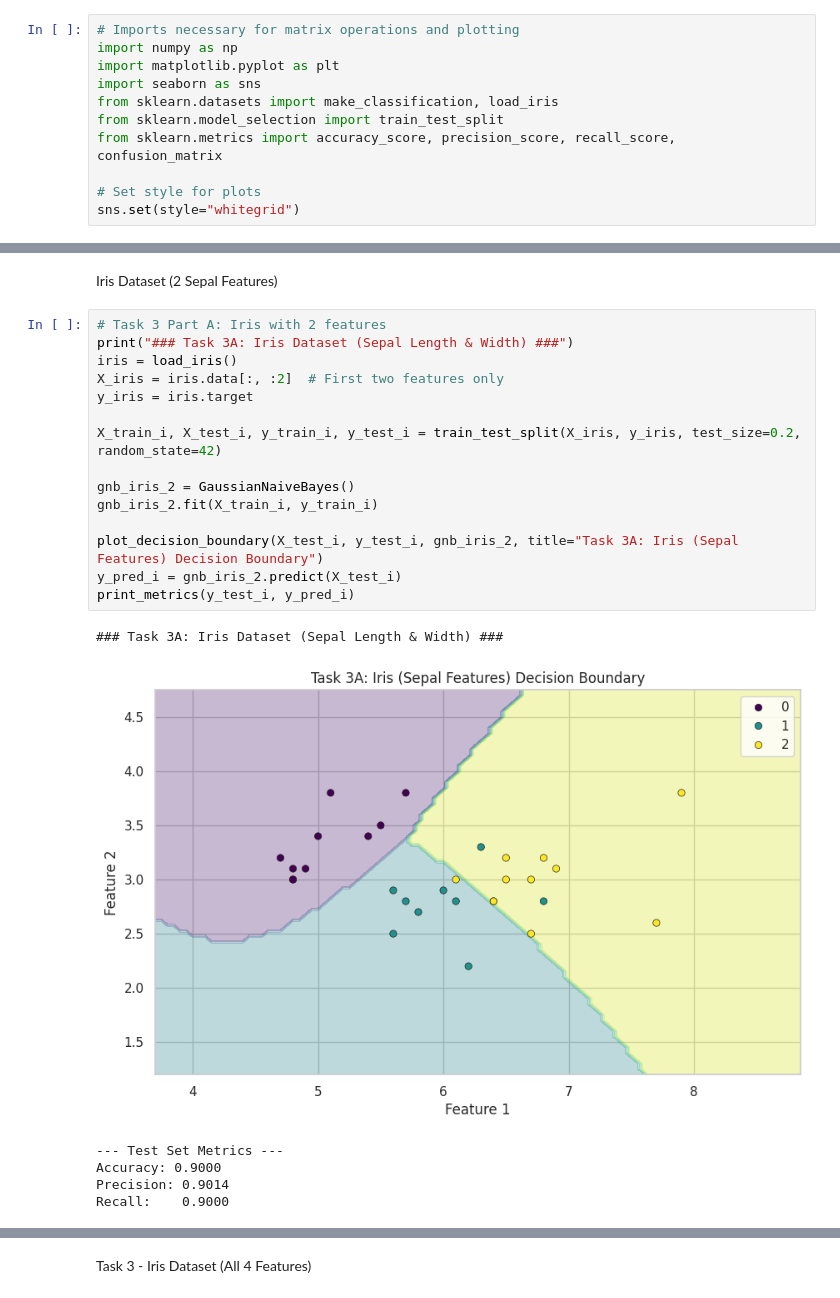
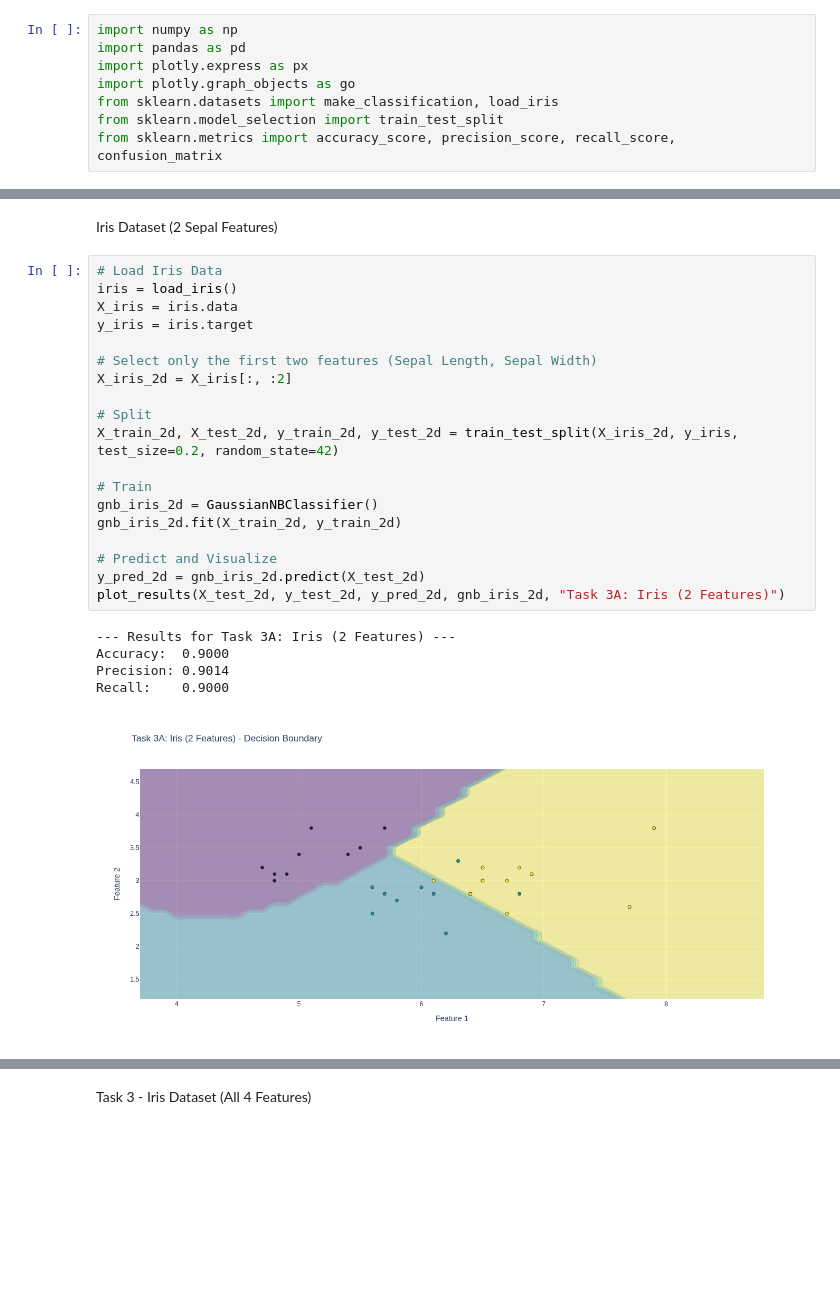
Before and after one commit to valiantlynx/pattern-recognition, a Jupyter notebook: notebooks/03 Assignment 1.ipynb, the cells around one changed output, grey strips where cells are left out. Saved outputs shown, nothing was run; the diff lists cells and outputs as text; blank space fills up the shorter version.

```diff
--- a/notebooks/03 Assignment 1.ipynb
+++ b/notebooks/03 Assignment 1.ipynb
@@ -1,14 +1,11 @@
 # %%
-# Imports necessary for matrix operations and plotting
 import numpy as np
-import matplotlib.pyplot as plt
-import seaborn as sns
+import pandas as pd
+import plotly.express as px
+import plotly.graph_objects as go
 from sklearn.datasets import make_classification, load_iris
 from sklearn.model_selection import train_test_split
 from sklearn.metrics import accuracy_score, precision_score, recall_score, confusion_matrix
-
-# Set style for plots
-sns.set(style="whitegrid")
 # %% [markdown]
 Question 1 and 2: Gaussian Naïve Bayes Class
 # %%
@@ -144,24 +177,27 @@ Recall:    0.8384
 
 Iris Dataset (2 Sepal Features)
 # %%
-# Task 3 Part A: Iris with 2 features
-print("### Task 3A: Iris Dataset (Sepal Length & Width) ###")
+# Load Iris Data
 iris = load_iris()
-X_iris = iris.data[:, :2]  # First two features only
+X_iris = iris.data
 y_iris = iris.target
 
-X_train_i, X_test_i, y_train_i, y_test_i = train_test_split(X_iris, y_iris, test_size=0.2, random_state=42)
+# Select only the first two features (Sepal Length, Sepal Width)
+X_iris_2d = X_iris[:, :2]
 
-gnb_iris_2 = GaussianNaiveBayes()
-gnb_iris_2.fit(X_train_i, y_train_i)
+# Split
+X_train_2d, X_test_2d, y_train_2d, y_test_2d = train_test_split(X_iris_2d, y_iris, test_size=0.2, random_state=42)
 
-plot_decision_boundary(X_test_i, y_test_i, gnb_iris_2, title="Task 3A: Iris (Sepal Features) Decision Boundary")
-y_pred_i = gnb_iris_2.predict(X_test_i)
-print_metrics(y_test_i, y_pred_i)
+# Train
+gnb_iris_2d = GaussianNBClassifier()
+gnb_iris_2d.fit(X_train_2d, y_train_2d)
+
+# Predict and Visualize
+y_pred_2d = gnb_iris_2d.predict(X_test_2d)
+plot_results(X_test_2d, y_test_2d, y_pred_2d, gnb_iris_2d, "Task 3A: Iris (2 Features)")
 # %% [output]
-### Task 3A: Iris Dataset (Sepal Length & Width) ###
+--- Results for Task 3A: Iris (2 Features) ---
+Accuracy:  0.9000
+Precision: 0.9014
+Recall:    0.9000
-[figure, old version]
+[figure, new version]
---- Test Set Metrics ---
-Accuracy: 0.9000
-Precision: 0.9014
-Recall:    0.9000
```
Also changed, not shown: parts of 5 cells of this notebook, 3 other files.
